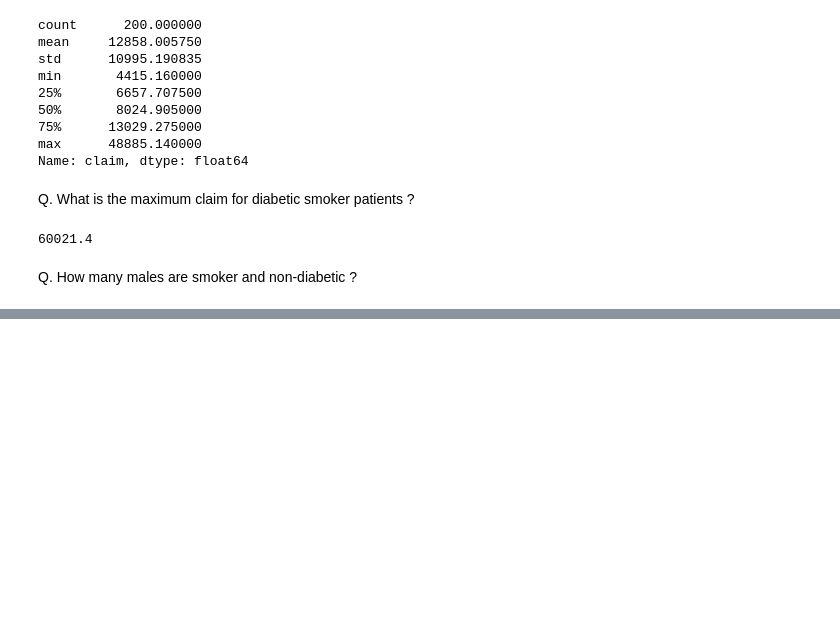
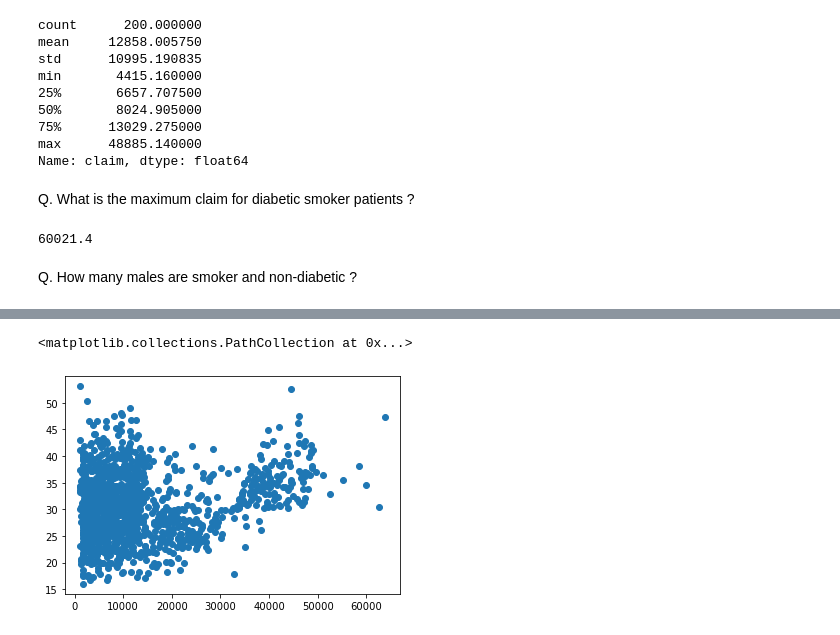
Before and after one commit to pradhanTejeshwar/Data-Science, a Jupyter notebook: Day3.ipynb, the cells around one changed output, grey strips where cells are left out. Saved outputs shown, nothing was run; the diff lists cells and outputs as text; code cells hidden in the pictures; blank space fills up the shorter version.

```diff
--- a/Day3.ipynb
+++ b/Day3.ipynb
@@ -106,0 +129,5 @@ dtype: int64
+# %%
+plt.scatter(dfirs['claim'],dfirs['bmi'])
+# %% [output]
+<matplotlib.collections.PathCollection at 0x...>
+[figure, added]
```
Also changed, not shown: parts of 15 cells of this notebook, 35 other files.
